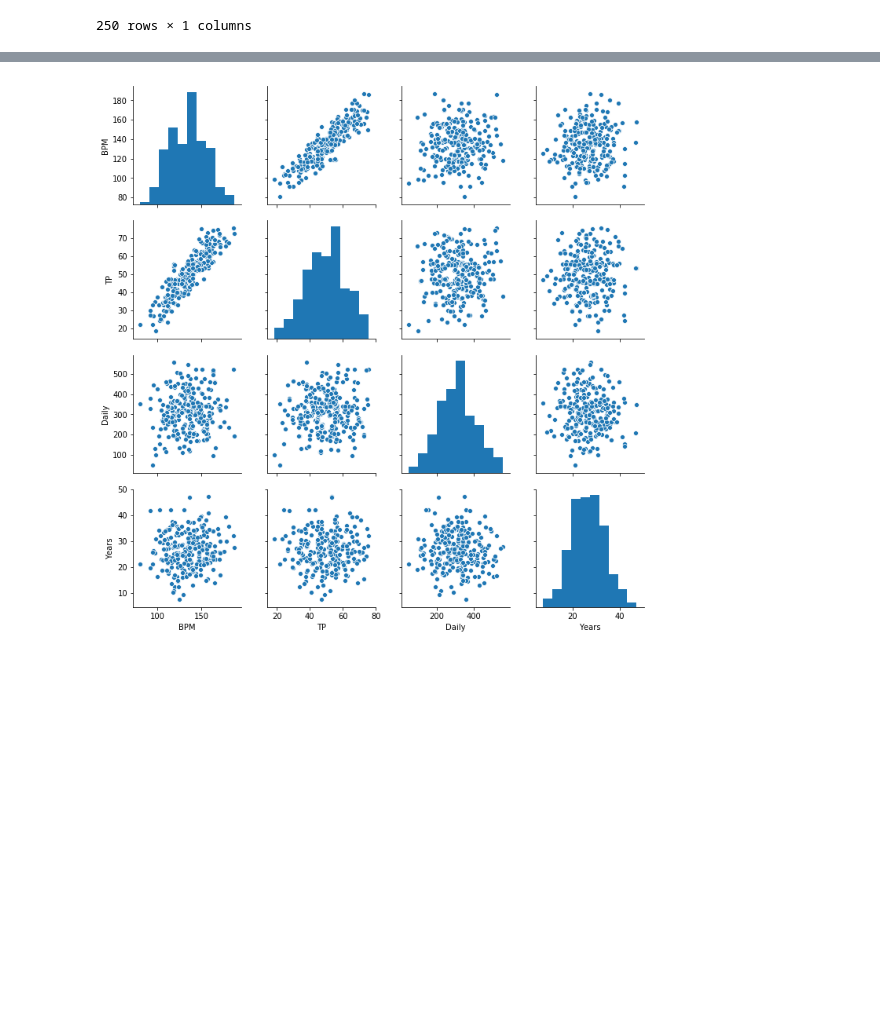
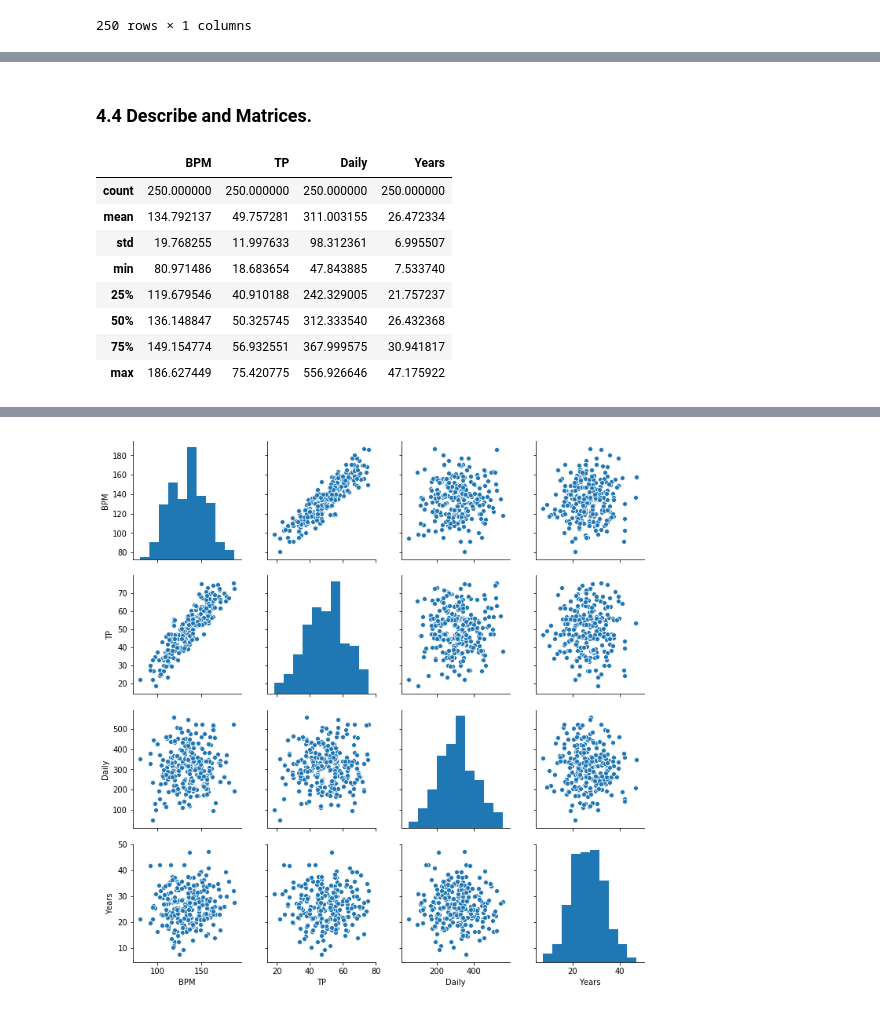
Before and after one commit to Wayne742/Programming-Project-S2, a Jupyter notebook: Programming for Data Analytics Project 2018.ipynb, the cells around one changed output, grey strips where cells are left out. Saved outputs shown, nothing was run; the diff lists cells and outputs as text; code cells hidden in the pictures; blank space fills up the shorter version.

```diff
--- a/Programming for Data Analytics Project 2018.ipynb
+++ b/Programming for Data Analytics Project 2018.ipynb
@@ -473 +590,16 @@ synthd
 250 rows × 5 columns
+# %% [markdown]
+### 4.4 Describe and Matrices.
+# %%
+# Run the pandas command 'describe' on the 'baseline' DataFrame.
+synthd.describe()
+# %% [output]
+|  | BPM | TP | Daily | Years |
+| count | 250.000000 | 250.000000 | 250.000000 | 250.000000 |
+| mean | 134.792137 | 49.757281 | 311.003155 | 26.472334 |
+| std | 19.768255 | 11.997633 | 98.312361 | 6.995507 |
+| min | 80.971486 | 18.683654 | 47.843885 | 7.533740 |
+| 25% | 119.679546 | 40.910188 | 242.329005 | 21.757237 |
+| 50% | 136.148847 | 50.325745 | 312.333540 | 26.432368 |
+| 75% | 149.154774 | 56.932551 | 367.999575 | 30.941817 |
+| max | 186.627449 | 75.420775 | 556.926646 | 47.175922 |
```
Also changed, not shown: parts of 81 cells of this notebook.
